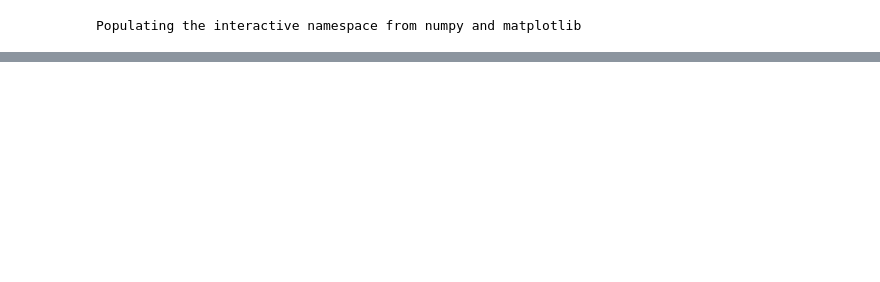
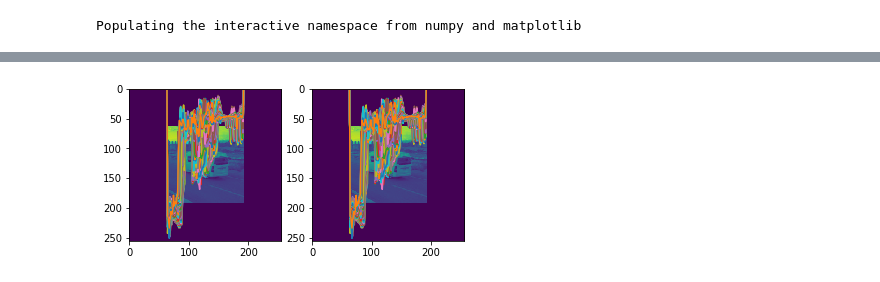
Before and after one commit to deepmicrosystems/FFMethodPaperImplementation, a Jupyter notebook: Fast Fourier Method.ipynb, the cells around one changed output, grey strips where cells are left out. Cells and saved outputs as stored; diff of their text form; code cells hidden in the pictures; blank space fills up the shorter version.

```diff
--- a/Fast Fourier Method.ipynb
+++ b/Fast Fourier Method.ipynb
@@ -25,0 +60,16 @@ plt.show()
+# %%
+float_formatter = lambda x: "%.2f" % x
+#print(float_formatter(1.234567E3))
+np.set_printoptions(formatter={'float_kind':float_formatter})
+## Functions to go from image to frequency-image and back
+im2freq = lambda data: fp.fft(fp.fft(data, axis=0),axis=1)
+freq2im = lambda f: fp.ifft(fp.ifft(f, axis=1),axis=0)
+
+# Transforming
+#print('Image:',img)
+freq = im2freq(img_in_canvas)
+#print('Freq:',freq)
+imshow(freq.imag)
+back = freq2im(freq)
+#print('Diff: {}'.format(back-img))
+imshow(back.real)
@@ -25,0 +86,46 @@ plt.show()
+# %%
+# Creating the LinSpaces:
+Xaxes      = np.linspace(0, 256, 256)
+Yaxes      = np.linspace(0, 256, 256)
+# Creating the displacement exponentials
+# Rotating an angle of 45 degrees leads to a shifting parameters:
+theta = math.pi/4
+a = math.tan(theta/2)
+b = -math.sin(theta)
+#print(b)
+
+def Xshift(y0):
+    return np.exp( -2.*math.pi*1j*Xaxes*a*y0)
+def Yshift(x0):
+    return np.exp( -2.*math.pi*1j*Yaxes*b*x0)
+def applyToImage(img):
+    print('Iterando en X: ',img.shape[1],' en Y, ',img.shape[0], ' en X: ',img.shape[1])
+    for index_x in range(img.shape[0]):
+        # Fila
+        img[index_x,:] = np.multiply(img[index_x,:],Yshift(index_x))
+    for index_y in range(img.shape[1]):
+        # Columna
+        img[:index_y] = np.multiply(img[:,index_y],Xshift(index_y))
+    for index_x in range(img.shape[0]):
+        # Fila
+        img[index_x,:] = np.multiply(img[index_x,:],Yshift(index_x))
+    #for index_y in range(img.shape[1]):
+    #    # Columna
+    #    img[:index_y] = np.multiply(img[:,index_y],Xshift(index_y))
+    return img
+
+plt.subplot(1,2,1)
+plt.plot(img_in_canvas)
+plt.imshow(img_in_canvas)
+freqImg = im2freq(img_in_canvas)
+
+backImg = freq2im(freqImg)
+plt.subplot(1,2,2)
+plt.plot(img_in_canvas)
+plt.imshow(backImg.real)
+imsave('back.jpg',backImg.real)
+#plt.clf()
+
+rotatedInFreq = applyToImage(freqImg)
+print(rotatedInFreq)
+# %% [output]
@@ -25,0 +152 @@ plt.show()
+[figure, added]
```
Also changed, not shown: parts of 13 cells of this notebook, 1 other file.
